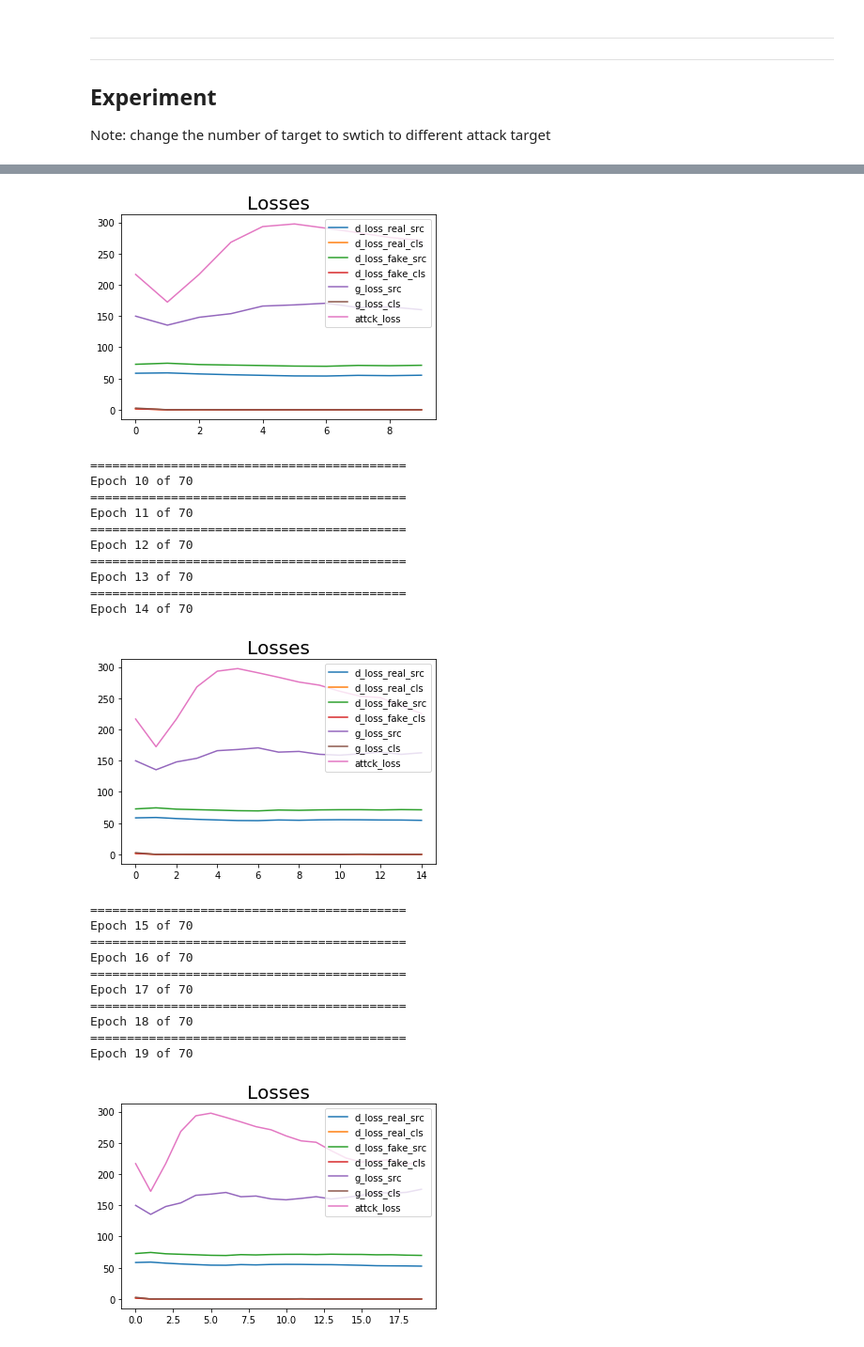
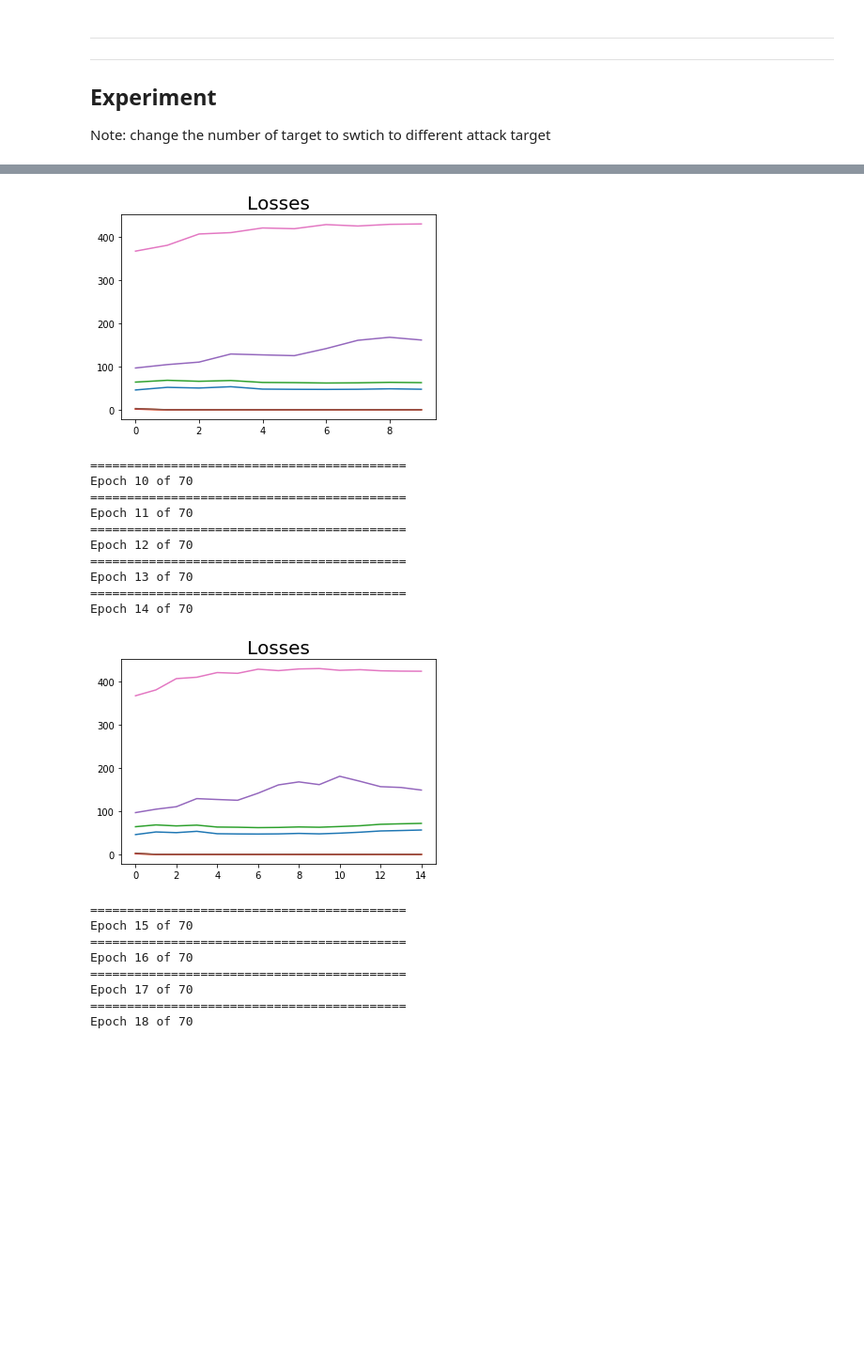
Before and after one commit to DoubleBite/Adaptive-GAN-Customizing-Generators-for-Adversarial-Examples, a Jupyter notebook: mnist/Adaptive GAN for MNIST.ipynb, the cells around one changed output, grey strips where cells are left out. Shown: that part at 94% size. Cells and saved outputs as stored; diff of their text form; code cells hidden in the pictures; blank space fills up the shorter version.

```diff
--- a/mnist/Adaptive GAN for MNIST.ipynb
+++ b/mnist/Adaptive GAN for MNIST.ipynb
@@ -60,7 +60,7 @@ discriminator = Discriminator()
 classifier = build_classifier()
 
 # Generator and discriminator outputs
-fake_img = generator(z, y)
+fake_img = generator(z, y, is_training)
 d_fake_src, d_fake_cls = discriminator(fake_img, y)  # src: whether the image is real or fake; cls: the class of image
 d_real_src, d_real_cls = discriminator(x, y)
 
@@ -146,7 +146,7 @@ noise_fixed = np.random.normal(0, 0.5, (100, noise_size))
 labels_fixed = np.eye(10)[np.repeat(range(10),[10])]
 attack_fixed = np.array([target]*batch_size*2)
 
-
+# Lists for recording the losses
 losses_d_real_src = []
 losses_d_real_cls = []
 losses_d_fake_src = []
@@ -158,6 +158,10 @@ losses_attack = []
 ### Start experiment
 for epoch in range(epochs):
 
+    print('===========================================')
+    print('Epoch {} of {}'.format(epoch, epochs))
+
+
     tmp_real_src = []
     tmp_real_cls = []
     tmp_fake_src = []
@@ -166,10 +170,9 @@ for epoch in range(epochs):
     tmp_g_cls = []
     tmp_attack = []
 
-    attack_weight_this_epoch = increasing_attack_weight(epoch)
+#     attack_weight_this_epoch = increasing_attack_weight(epoch)
+    attack_weight_this_epoch = 0.1
 
-    print('===========================================')
-    print('Epoch {} of {}'.format(epoch, epochs))
 
     for batch in tqdm(range(num_batches), file=sys.stdout):
 
@@ -213,7 +216,7 @@ for epoch in range(epochs):
         y_gen = np.eye(10)[np.random.randint(0, 10, 2 * batch_size)]
         target_src = np.random.uniform(0.7, 1.2, size=(2 * batch_size,1))
         loss_src, loss_cls, loss_atk, _ = sess.run([g_loss_source, g_loss_class, attack_loss, train_op_G],
-                                                               feed_dict={z:z_gen, y:y_gen, is_training:True, dis_target:target_src, attack_target:attack_fixed, attack_weight:attack_weight_this_epoch})
+                                                               feed_dict={z:z_gen, y:y_gen, is_training:True, dis_target:target_src, attack_target:attack_fixed, attack_weight:1})
         tmp_g_src.append(loss_src)
         tmp_g_cls.append(loss_cls)
         tmp_attack.append(loss_atk)
@@ -230,7 +233,7 @@ for epoch in range(epochs):
     # Record the result every five epochs
     if (epoch+1)%5==0:
         generated_images, predictions = sess.run([fake_img, classifier_preds],
-                                                                             feed_dict={z:noise_fixed, y:labels_fixed, is_training:False, attack_target:attack_fixed})
+                                                                             feed_dict={z:noise_fixed, y:labels_fixed, is_training:True, attack_target:attack_fixed})
         generated_images = generated_images.squeeze() # (N, 28, 28, 1) --> (N, 28, 28)
         plot_images(generated_images, epoch, result_dir=result_dir)
         with open(result_dir + "/result.txt", 'a') as f:
@@ -245,7 +248,7 @@ for epoch in range(epochs):
         plt.plot(np.array(losses_g_src), label="g_loss_src")
         plt.plot(np.array(losses_g_cls), label="g_loss_cls")
         plt.plot(np.array(losses_attack), label="attck_loss")
-        plt.legend()
+#         plt.legend()
         plt.show()
 # %% [output]
 ===========================================
@@ -262,25 +265,25 @@ Epoch 4 of 70
 ===========================================
 Epoch 5 of 70
 ===========================================
 Epoch 6 of 70
 ===========================================
 Epoch 7 of 70
 ===========================================
 Epoch 8 of 70
 ===========================================
 Epoch 9 of 70
-[figure, old version]
+[figure, new version]
 ===========================================
 Epoch 10 of 70
 ===========================================
 Epoch 11 of 70
 ===========================================
 Epoch 12 of 70
 ===========================================
 Epoch 13 of 70
 ===========================================
 Epoch 14 of 70
-[figure, old version]
+[figure, new version]
 ===========================================
 Epoch 15 of 70
 ===========================================
@@ -289,6 +292,3 @@ Epoch 16 of 70
 Epoch 17 of 70
 ===========================================
 Epoch 18 of 70
-===========================================
-Epoch 19 of 70
-[figure, removed]
```
Also changed, not shown: parts of 3 cells of this notebook, 15 other files.
